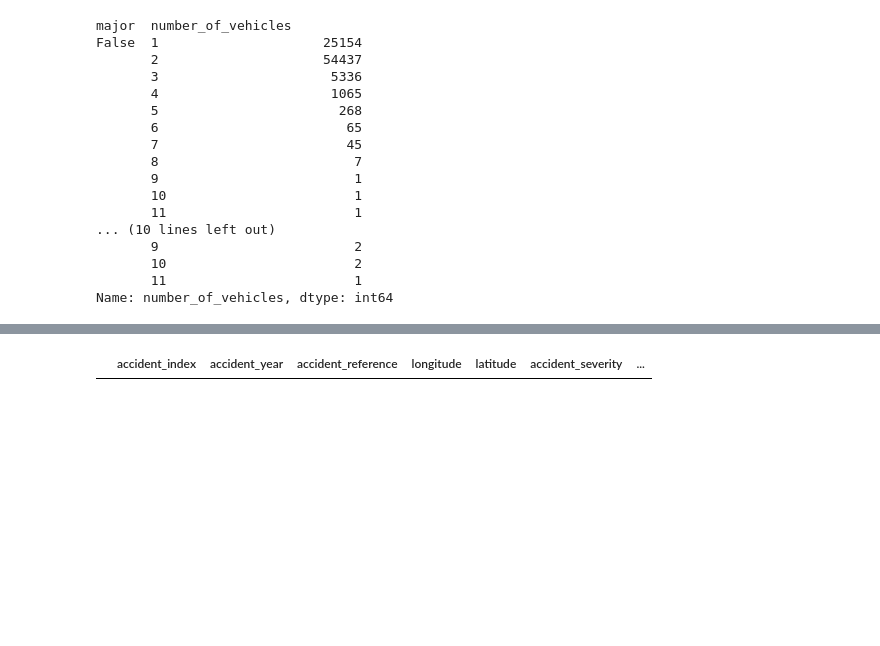
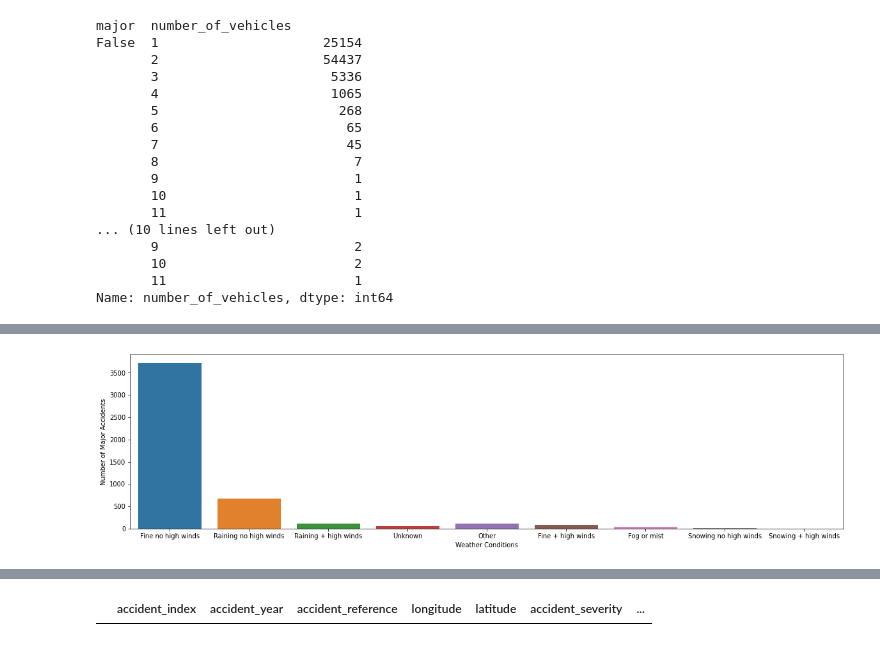
Before and after one commit to teruki-i/high_fatality_accidents, a Jupyter notebook: notebook.ipynb, the cells around one changed output, grey strips where cells are left out. Drawn from its saved outputs; the diff is of its cells as text; code cells hidden in the pictures; blank space fills up the shorter version.

Commit message:
added code to examine accidents by weather condition

```diff
--- a/notebook.ipynb
+++ b/notebook.ipynb
@@ -127,0 +135,4 @@ weather_conditions
+# %%
+# convert 'code/format' column of 'weather_conditions' to integer
+weather_conditions['code/format'] = weather_conditions['code/format'].astype('int')
+weather_conditions.info()
@@ -343,0 +384,9 @@ Name: number_of_vehicles, dtype: int64
+# %%
+# plot number of major accidents by weather conditions
+major_conditions=conditions.remove('Data missing or out of range')
+sns.countplot(x='weather_conditions', data=major_accidents, order=major_conditions)
+plt.xlabel('Weather Conditions')
+plt.ylabel('Number of Major Accidents')
+plt.gcf().set_size_inches(20,5)
+# %% [output]
+[figure, added]
```
Also changed, not shown: parts of 8 cells of this notebook.
